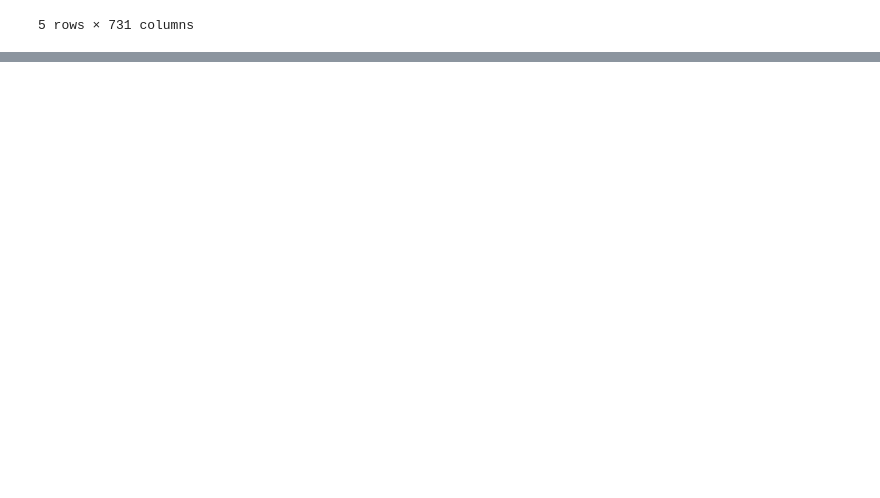
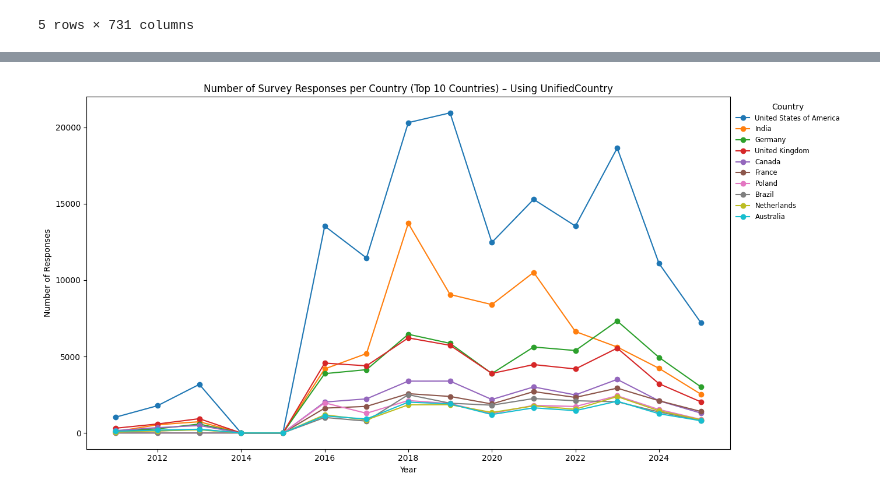
Before and after one commit to chloepar/Slack_Overflow_Survey_Exploration_DSBA6211, a Jupyter notebook: 6211_Final_Project.ipynb, the cells around one changed output, grey strips where cells are left out. Saved outputs shown, nothing was run; the diff lists cells and outputs as text; code cells hidden in the pictures; blank space fills up the shorter version.

```diff
--- a/6211_Final_Project.ipynb
+++ b/6211_Final_Project.ipynb
@@ -334,0 +390,50 @@ Missing values in 'Country' column:
+# %%
+for year, df_year in dfs.items():
+    if 'UnifiedCountry' in df_year.columns:
+        df_year['UnifiedCountry'] = df_year['UnifiedCountry'].replace({
+            'United States': 'United States of America',
+            'United Kingdom of Great Britain and Northern Ireland': 'United Kingdom'
+        })
+# %%
+# Assume all dfs[...] now have a column called 'UnifiedCountry' for country, preprocessed/standardized
+
+# Build a DataFrame: index=year, columns=country, values=# rows (frequency)
+country_freq = {}
+
+for year, df_year in dfs.items():
+    if "UnifiedCountry" in df_year.columns:
+        counts = df_year["UnifiedCountry"].value_counts(dropna=True)
+        # Remove counts for non-country string responses (e.g., null, 'Other', etc.)
+        counts = counts[~counts.index.isin(['Response', 'Other', 'Other Countries', 'Other Country', 'Other (please specify)', 'Other Europe', None, float('nan')])]
+        country_freq[year] = counts
+
+# Aggregate list of all countries present in any year
+all_countries = set()
+for counts in country_freq.values():
+    all_countries.update(counts.index)
+
+all_countries = sorted(all_countries)
+years_sorted = sorted(country_freq.keys())
+freq_matrix = pd.DataFrame(0, index=years_sorted, columns=all_countries)
+
+for year in years_sorted:
+    for country in all_countries:
+        if country in country_freq[year]:
+            freq_matrix.loc[year, country] = country_freq[year][country]
+
+# For clarity, only plot top N most common countries (optional)
+N = 10
+top_countries = freq_matrix.sum(axis=0).sort_values(ascending=False).head(N).index
+
+plt.figure(figsize=(14, 7))
+for country in top_countries:
+    plt.plot(freq_matrix.index, freq_matrix[country], marker='o', label=country)
+
+plt.xlabel("Year")
+plt.ylabel("Number of Responses")
+plt.title(f"Number of Survey Responses per Country (Top {N} Countries) – Using UnifiedCountry")
+plt.legend(title="Country", loc='upper left', bbox_to_anchor=(1.0, 1.0), fontsize="small", frameon=False)
+plt.tight_layout()
+plt.show()
+# %% [output]
+[figure, added]
```
Also changed, not shown: parts of 16 cells of this notebook.
